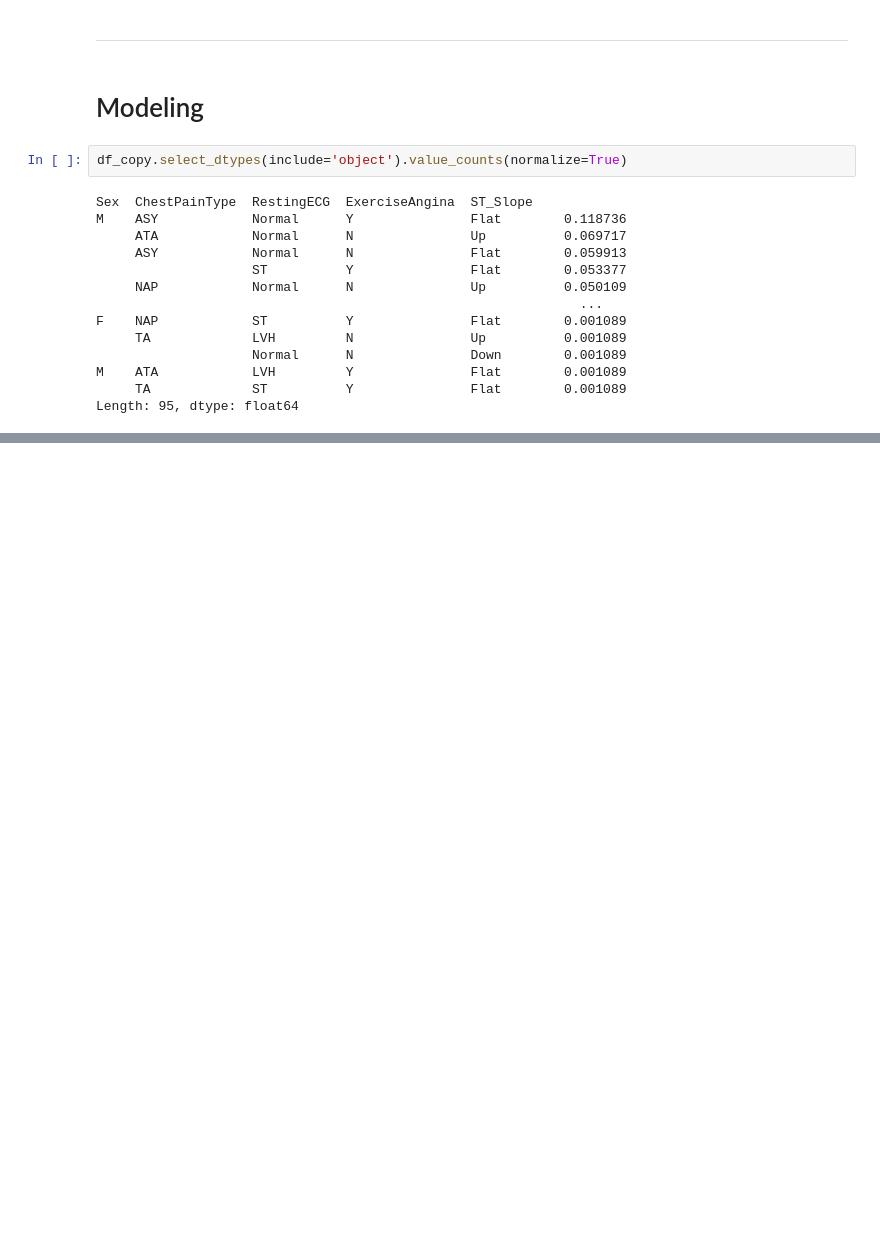
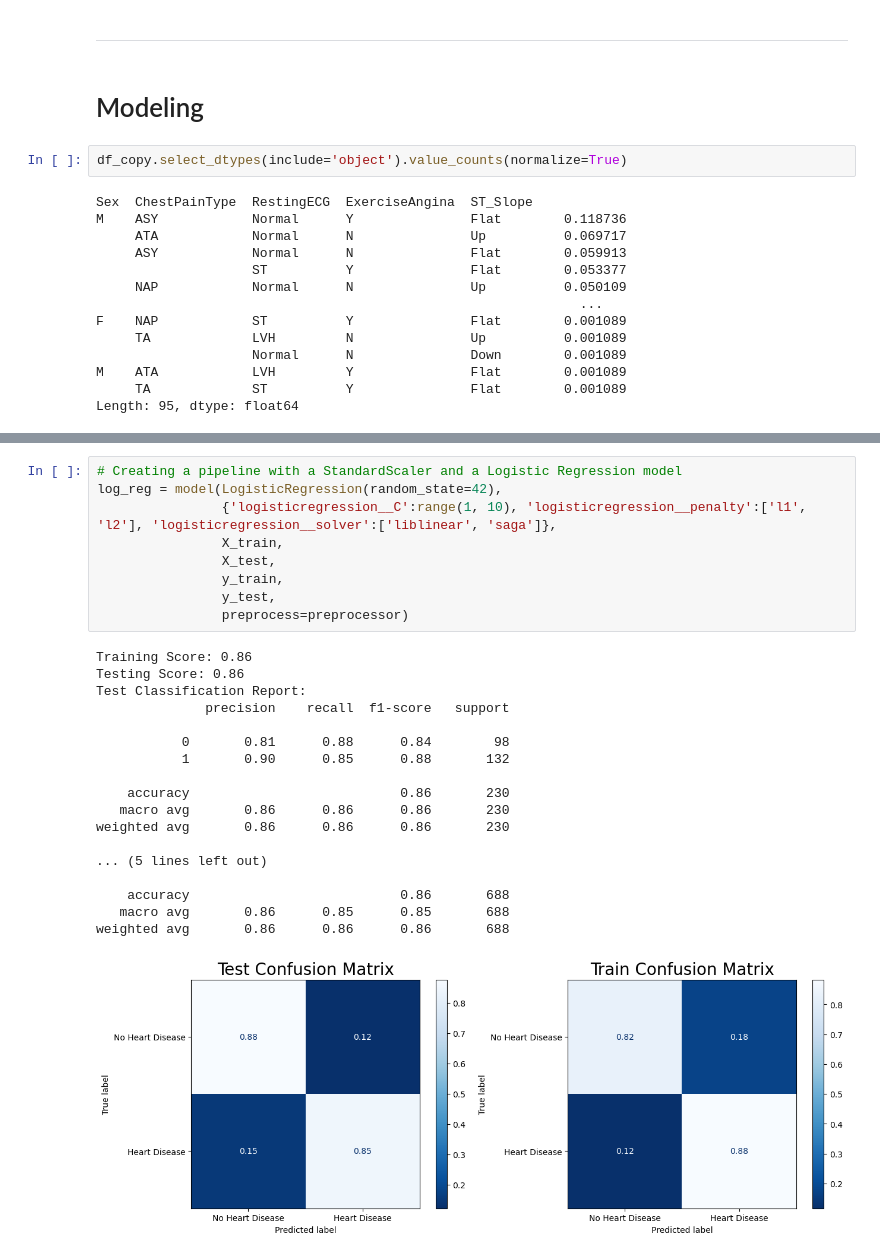
Before and after one commit to zeekwired/Project-2, a Jupyter notebook: Project 2.ipynb, the cells around one changed output, grey strips where cells are left out. Saved outputs shown, nothing was run; the diff lists cells and outputs as text; blank space fills up the shorter version.

```diff
--- a/Project 2.ipynb
+++ b/Project 2.ipynb
@@ -383,0 +404,28 @@ weighted avg       0.87      0.87      0.87       688
+# %%
+# Creating a pipeline with a StandardScaler and a Logistic Regression model
+log_reg = model(LogisticRegression(random_state=42),
+                {'logisticregression__C':range(1, 10), 'logisticregression__penalty':['l1', 'l2'], 'logisticregression__solver':['liblinear', 'saga']},
+                X_train,
+                X_test,
+                y_train,
+                y_test,
+                preprocess=preprocessor)
+# %% [output]
+Training Score: 0.86
+Testing Score: 0.86
+Test Classification Report:
+              precision    recall  f1-score   support
+
+           0       0.81      0.88      0.84        98
+           1       0.90      0.85      0.88       132
+
+    accuracy                           0.86       230
+   macro avg       0.86      0.86      0.86       230
+weighted avg       0.86      0.86      0.86       230
+
+... (5 lines left out)
+
+    accuracy                           0.86       688
+   macro avg       0.86      0.85      0.85       688
+weighted avg       0.86      0.86      0.86       688
+[figure, added]
```
Also changed, not shown: parts of 14 cells of this notebook.
